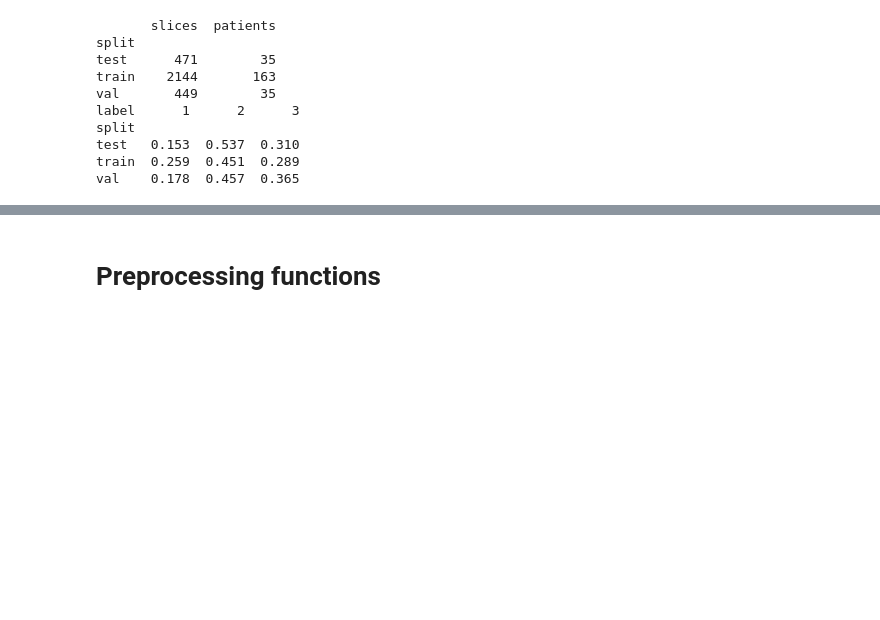
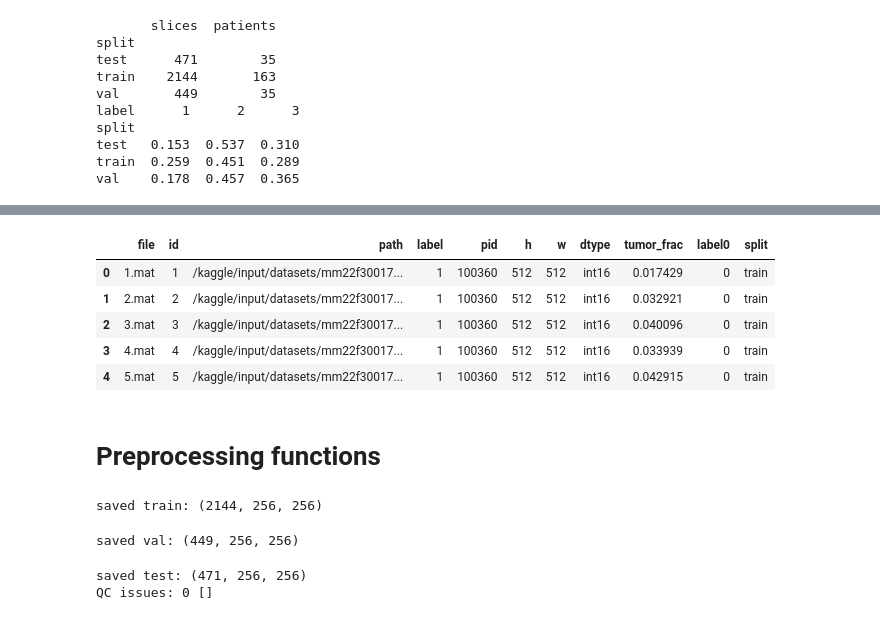
Before and after one commit to 22F3001706/brain-mri-tumor-pipeline, a Jupyter notebook: image_processing_of_tumor_data.ipynb, the cells around one changed output, grey strips where cells are left out. Saved outputs shown, nothing was run; the diff lists cells and outputs as text; code cells hidden in the pictures; blank space fills up the shorter version.

Commit message:
Day 3: build and save one .npz per split

```diff
--- a/image_processing_of_tumor_data.ipynb
+++ b/image_processing_of_tumor_data.ipynb
@@ -237,3 +259,12 @@ val    0.178  0.457  0.365
+# %%
+df.head()
+# %% [output]
+|  | file | id | path | label | pid | h | w | dtype | tumor_frac | label0 | split |
+| 0 | 1.mat | 1 | /kaggle/input/datasets/mm22f30017... | 1 | 100360 | 512 | 512 | int16 | 0.017429 | 0 | train |
+| 1 | 2.mat | 2 | /kaggle/input/datasets/mm22f30017... | 1 | 100360 | 512 | 512 | int16 | 0.032921 | 0 | train |
+| 2 | 3.mat | 3 | /kaggle/input/datasets/mm22f30017... | 1 | 100360 | 512 | 512 | int16 | 0.040096 | 0 | train |
+| 3 | 4.mat | 4 | /kaggle/input/datasets/mm22f30017... | 1 | 100360 | 512 | 512 | int16 | 0.033939 | 0 | train |
+| 4 | 5.mat | 5 | /kaggle/input/datasets/mm22f30017... | 1 | 100360 | 512 | 512 | int16 | 0.042915 | 0 | train |
 # %% [markdown]
 # Preprocessing functions
 # %%
@@ -265,3 +296,38 @@ def preprocess(image, mask, size=IMG_SIZE):
     img_r = cv2.resize(img8, (size, size), interpolation=cv2.INTER_AREA)
     mask_r = cv2.resize(mask, (size, size), interpolation=cv2.INTER_NEAREST)
     return img_r, mask_r
+# %%
+from tqdm.auto import tqdm
+qc_issues = []
+for split in ["train", "val", "test"]:
+    part = df[df.split == split].reset_index(drop=True)
+    N = len(part)
+
+    # Pre-allocate arrays once: much more memory-friendly than appending to lists
+    images = np.zeros((N, IMG_SIZE, IMG_SIZE), dtype=np.uint8)
+    masks = np.zeros((N, IMG_SIZE, IMG_SIZE), dtype=np.uint8)
+    for i, row in tqdm(part.iterrows(), total=N, desc=split):
+        img, msk = load_slice(row["path"])
+        images[i], masks[i] = preprocess(img, msk)
+
+        # QC: did resizing erase a tiny tumor, or is the mask not binary?
+        if masks[i].sum() == 0:
+            qc_issues.append((row["id"], "mask empty after resize"))
+        if not set(np.unique(masks[i])).issubset({0,1}):
+            qc_issues.append((row["id"], "mask not binary"))
+    np.savez_compressed(
+        OUT_DIR / f"{split}.npz",
+        images = images, masks = masks,
+        labels = part["label0"].values.astype(np.int64),
+        ids = part["id"].values,  pids = part["pid"].astype(str).values,
+    )
+    print(f"saved {split}: {images.shape}")
+print("QC issues:", len(qc_issues), qc_issues[:10])
+
+# Save the split table so the exact split can be reproduced (small, safe to commit)
+df.drop(columns=["path"]).to_csv(OUT_DIR / "splits.csv", index=False)
+# %% [output]
+saved train: (2144, 256, 256)
+saved val: (449, 256, 256)
+saved test: (471, 256, 256)
+QC issues: 0 []
```
Also changed, not shown: parts of 4 cells of this notebook.
